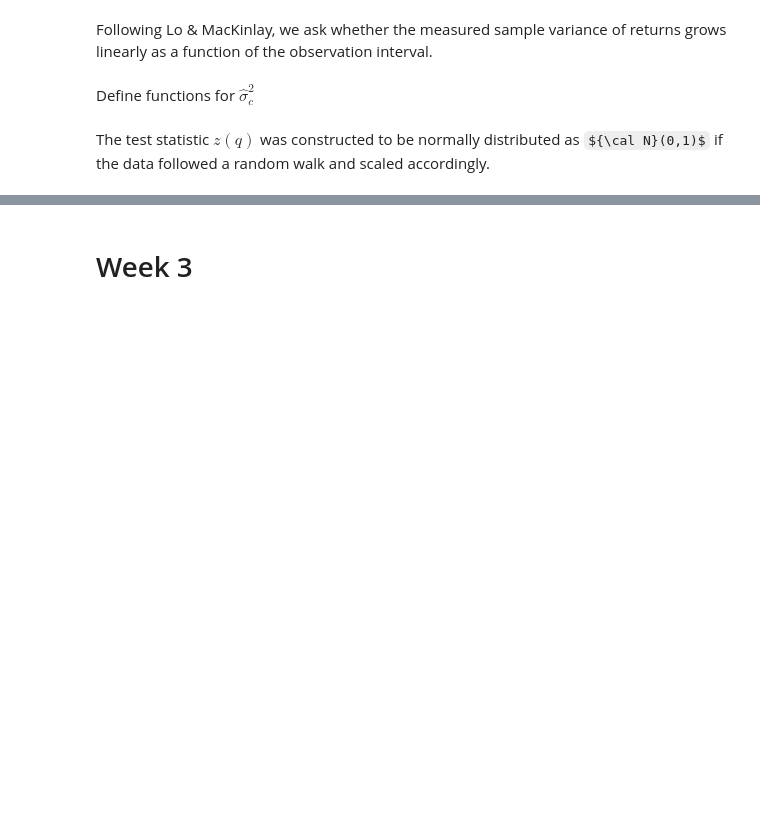
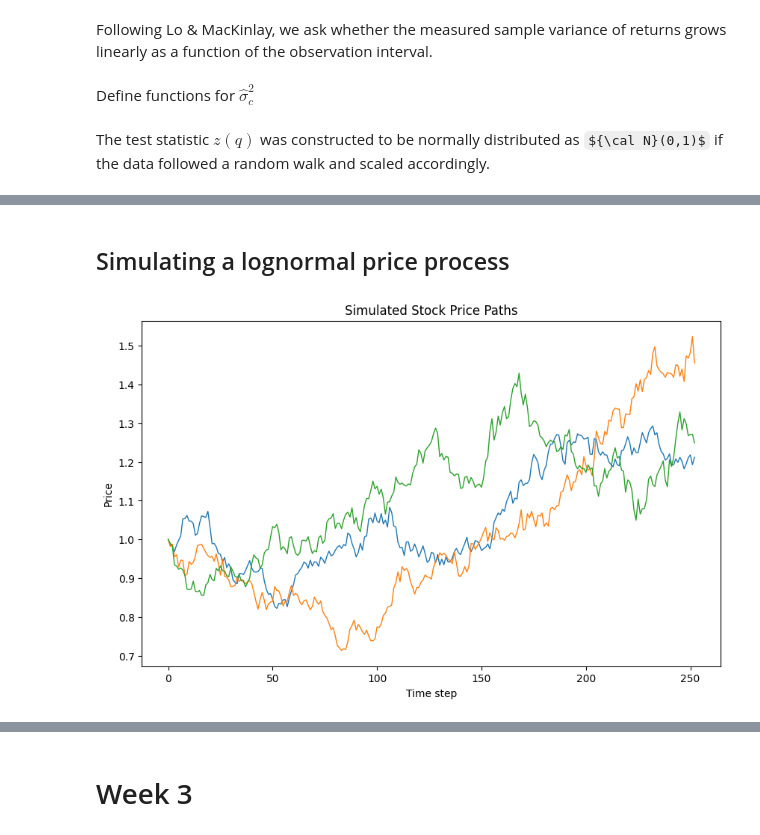
Before and after one commit to ichsanulamal/notes, a Jupyter notebook: finance/Foundations of Modern Finance I/demos.ipynb, the cells around one changed output, grey strips where cells are left out. Cells and saved outputs as stored; diff of their text form; code cells hidden in the pictures; some formulas as TeX source; blank space fills up the shorter version.

```diff
--- a/finance/Foundations of Modern Finance I/demos.ipynb
+++ b/finance/Foundations of Modern Finance I/demos.ipynb
@@ -242,0 +318,42 @@ plt.show()
+# %% [markdown]
+## Simulating a lognormal price process
+# %%
+import numpy as np
+import matplotlib.pyplot as plt
+
+# Set parameters
+sigma = 0.3  # Annualized volatility (30%)
+mu = 0.1     # Annualized drift/return (10%)
+dt = 1 / 252 # Time step scale factor (daily)
+
+# Number of trading days in a year
+Nt = 252
+
+# Number of simulations
+Np = int(1e4)
+
+# Generate a set of standard normal random draws
+z = np.random.randn(Nt, Np)
+
+# Draw daily returns from scaled N(mu, sigma^2)
+r = mu * dt + z * sigma * np.sqrt(dt)
+
+# Initialize and reserve space for paths
+s = np.zeros((Nt + 1, Np))
+
+# Simulate the paths
+for t in range(Nt):
+    s[t + 1, :] = s[t, :] + r[t, :]
+
+# Calculate prices using exponential of the cumulative returns
+P = np.exp(s)
+
+# Plot the first three paths
+plt.figure(figsize=(10, 6))
+plt.plot(P[:, :3], linewidth=1)
+plt.xlabel('Time step')
+plt.ylabel('Price')
+plt.title('Simulated Stock Price Paths')
+plt.show()
+# %% [output]
+[figure, added]
```
Also changed, not shown: parts of 6 cells of this notebook, 3 other files.
